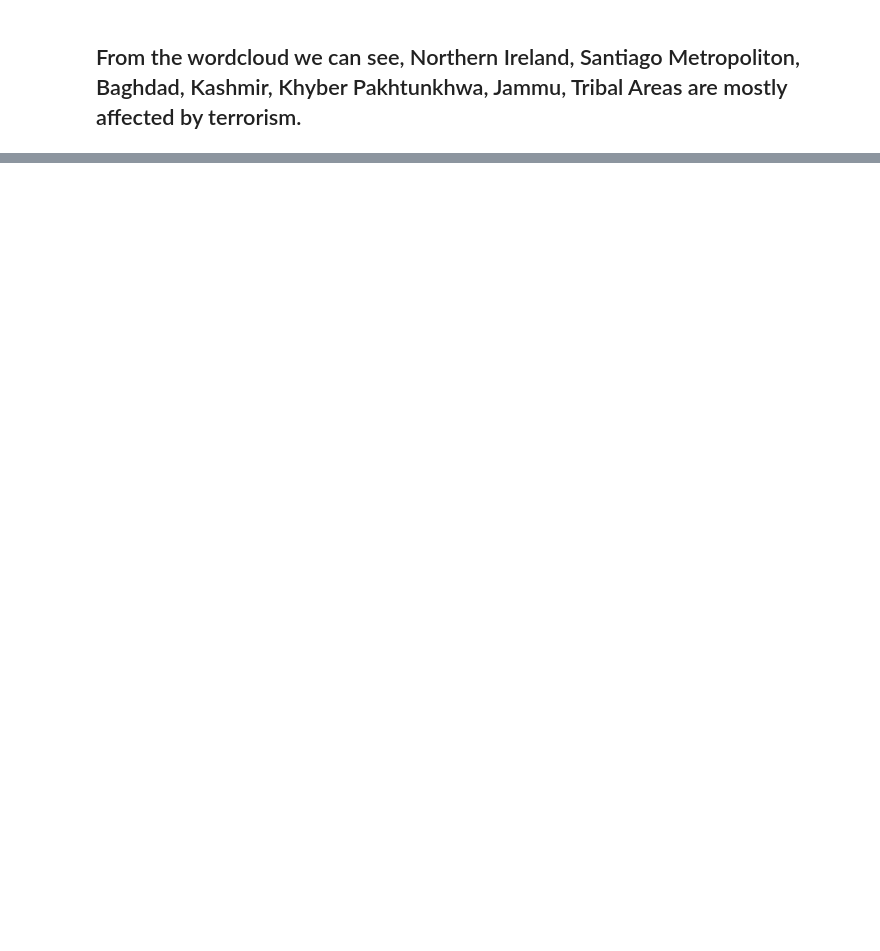
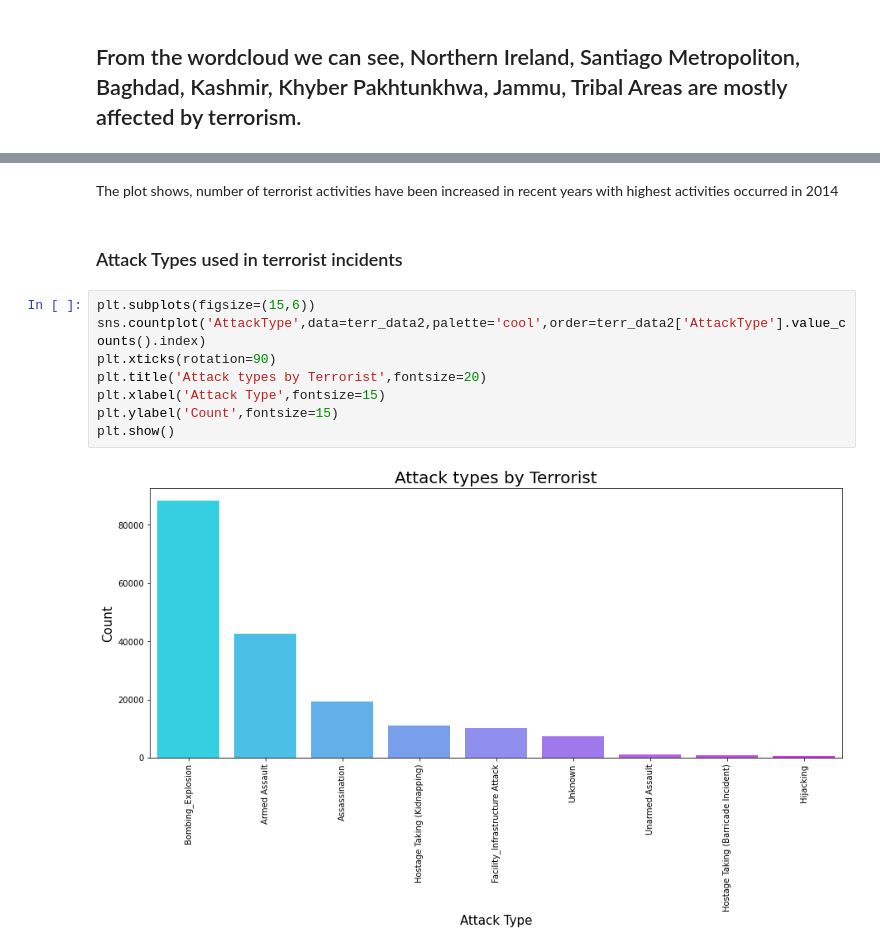
Before and after one commit to Fahad1192/The_Sparks_Foundation, a Jupyter notebook: Task 4 GRIPJAN21.ipynb, the cells around one changed output, grey strips where cells are left out. Drawn from its saved outputs; the diff is of its cells as text; blank space fills up the shorter version.

```diff
--- a/Task 4 GRIPJAN21.ipynb
+++ b/Task 4 GRIPJAN21.ipynb
@@ -208,0 +207,14 @@ plt.show()
+# %% [markdown]
+The plot shows, number of terrorist activities have been increased in recent years with highest activities occurred in 2014
+# %% [markdown]
+### Attack Types used in terrorist incidents
+# %%
+plt.subplots(figsize=(15,6))
+sns.countplot('AttackType',data=terr_data2,palette='cool',order=terr_data2['AttackType'].value_counts().index)
+plt.xticks(rotation=90)
+plt.title('Attack types by Terrorist',fontsize=20)
+plt.xlabel('Attack Type',fontsize=15)
+plt.ylabel('Count',fontsize=15)
+plt.show()
+# %% [output]
+[figure, added]
```
Also changed, not shown: parts of 29 cells of this notebook.
